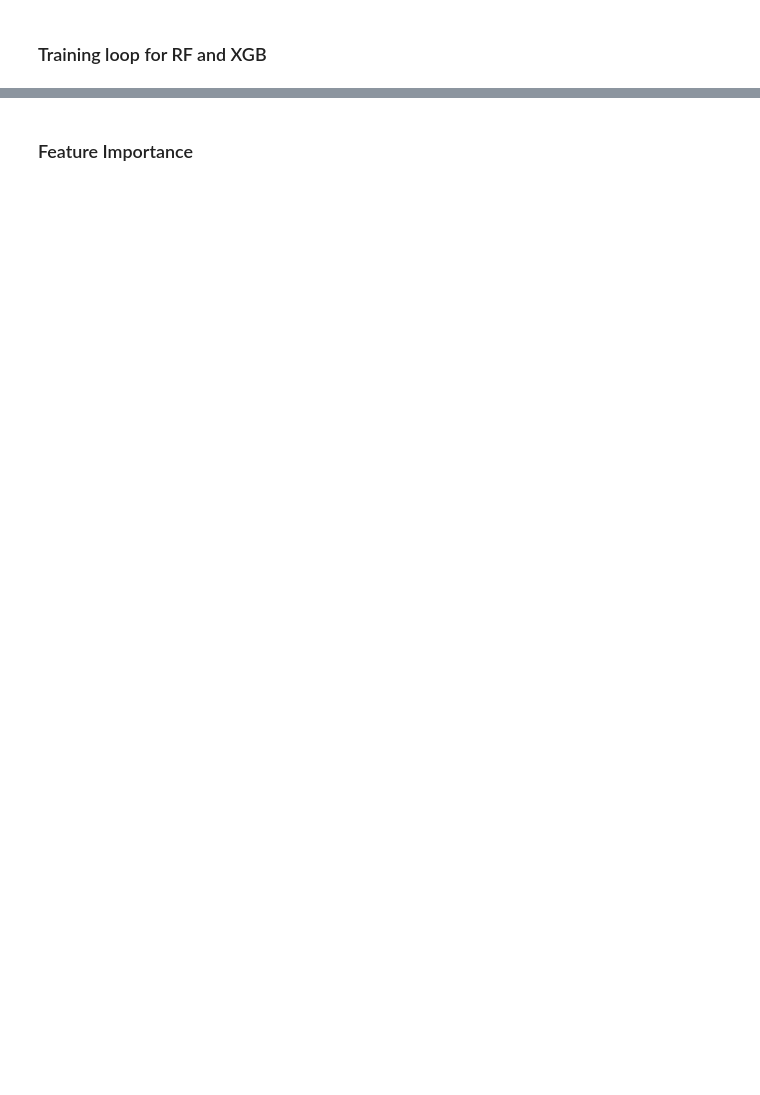
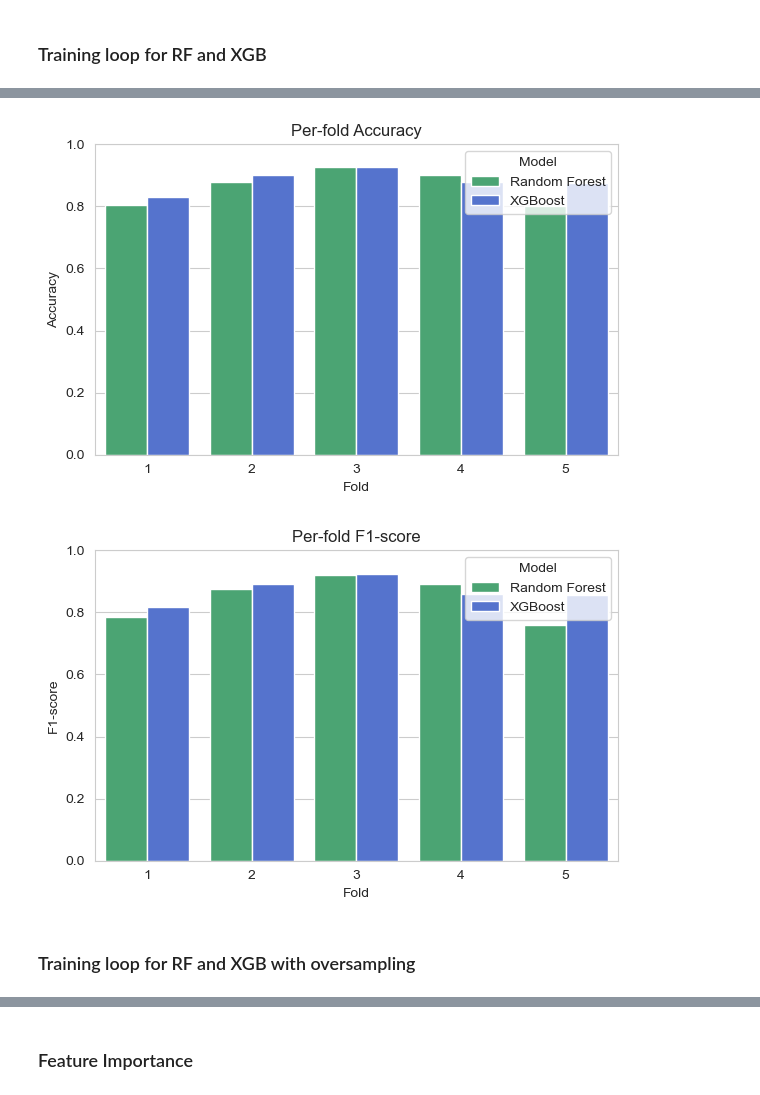
Before and after one commit to m-j-w-f/ROAR, a Jupyter notebook: src/roar/notenbooks/03train.ipynb, the cells around one changed output, grey strips where cells are left out. Cells and saved outputs as stored; diff of their text form; code cells hidden in the pictures; blank space fills up the shorter version.

```diff
--- a/src/roar/notenbooks/03train.ipynb
+++ b/src/roar/notenbooks/03train.ipynb
@@ -623,0 +939,10 @@ Classes: ['150' '211']
+# %%
+results_df = pd.DataFrame(fold_results)
+print("\nPer-fold results:")
+print(results_df)
+
+print("\n===== CV Summary =====")
+print(f"RF  mean acc: {np.mean(rf_accs):.3f} ± {np.std(rf_accs):.3f}")
+print(f"RF  mean f1 : {np.mean(rf_f1s):.3f} ± {np.std(rf_f1s):.3f}")
+print(f"XGB mean acc: {np.mean(xgb_accs):.3f} ± {np.std(xgb_accs):.3f}")
+print(f"XGB mean f1 : {np.mean(xgb_f1s):.3f} ± {np.std(xgb_f1s):.3f}")
@@ -624 +962,54 @@ Classes: ['150' '211']
+# %%
+sns.set_style("whitegrid")
+
+palette = ["mediumseagreen", "royalblue"]
+
+# 1) Accuracy comparison
+acc_plot_df = results_df.melt(
+    id_vars="fold",
+    value_vars=["rf_acc", "xgb_acc"],
+    var_name="model",
+    value_name="accuracy",
+)
+acc_plot_df["model"] = acc_plot_df["model"].map(
+    {"rf_acc": "Random Forest", "xgb_acc": "XGBoost"}
+)
+
+plt.figure(figsize=(6, 4))
+sns.barplot(data=acc_plot_df, x="fold", y="accuracy", hue="model", palette=palette)
+plt.ylim(0, 1)
+plt.title("Per-fold Accuracy")
+plt.xlabel("Fold")
+plt.ylabel("Accuracy")
+plt.legend(title="Model")
+plt.tight_layout()
+# plt.show()
+plt.savefig("accuracy_comparison.png", dpi=300)
+
+# 2) F1-score comparison
+f1_plot_df = results_df.melt(
+    id_vars="fold",
+    value_vars=["rf_f1", "xgb_f1"],
+    var_name="model",
+    value_name="f1",
+)
+f1_plot_df["model"] = f1_plot_df["model"].map(
+    {"rf_f1": "Random Forest", "xgb_f1": "XGBoost"}
+)
+
+plt.figure(figsize=(6, 4))
+sns.barplot(data=f1_plot_df, x="fold", y="f1", hue="model", palette=palette)
+plt.ylim(0, 1)
+plt.title("Per-fold F1-score")
+plt.xlabel("Fold")
+plt.ylabel("F1-score")
+plt.legend(title="Model")
+plt.tight_layout()
+# plt.show()
+plt.savefig("f1score_comparison.png", dpi=300)
+# %% [output]
+[figure, added]
+[figure, added]
+# %% [markdown]
+### Training loop for RF and XGB with oversampling
 # %%
```
Also changed, not shown: parts of 24 cells of this notebook.
